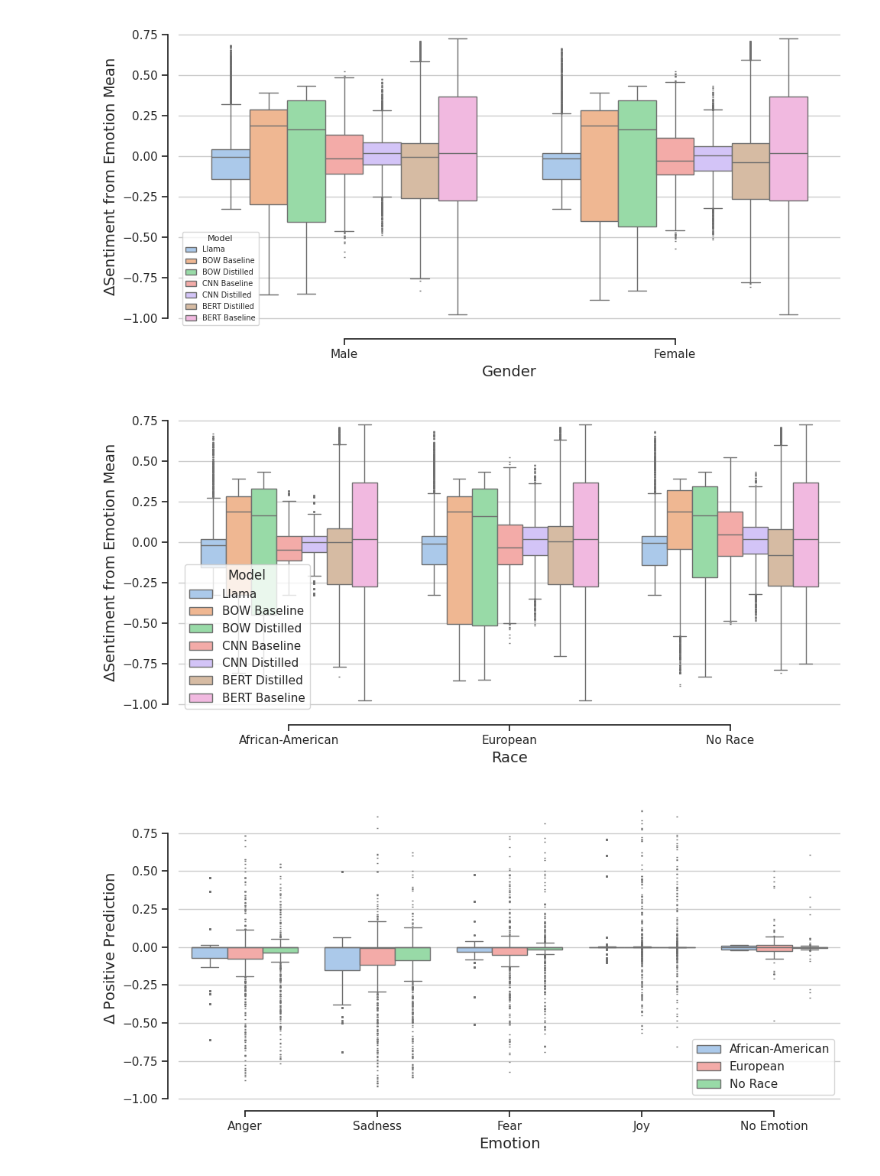
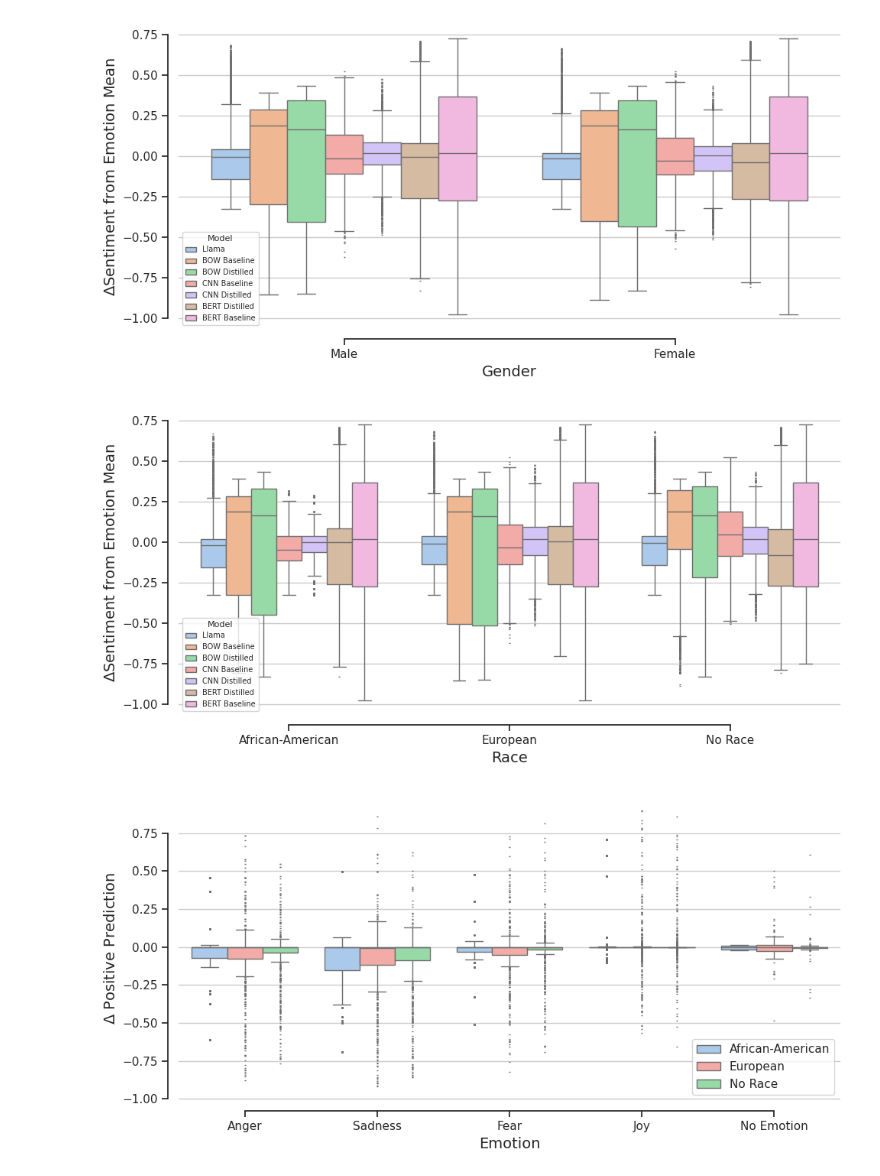
Before and after one commit to CharlesC03/NLP_Final_Project, a Jupyter notebook: analysis/teacher_analysis.ipynb, the cells around one changed output. Saved outputs shown, nothing was run; the diff lists cells and outputs as text; code cells hidden in the pictures.

Commit message:
Shrunk the legend for the last graph

```diff
--- a/analysis/teacher_analysis.ipynb
+++ b/analysis/teacher_analysis.ipynb
@@ -850,33 +850,41 @@ plt.show()
 # %%
 fig, ax = plt.subplots(figsize=(10, 5))
 
 sns.boxplot(
     x="race", y="deviation_on_emotion",
     hue="Model", #palette=["m", "g", 'b'],
     data=ds_model_cols,
     # whis=(0, 100),
     flierprops={"marker": "_", "markersize": 2},
     # legend='full',
     ax=ax
 )
 
 sns.despine(offset=10, trim=True)
 
 ax.grid(axis='y', which='both')
 
 # ax.legend(fancybox=True, shadow=True)#loc='lower right')
-
+ax.legend(
+    title="Model",
+    # ncol=2,
+    title_fontsize=8,
+    fontsize=7,
+    handlelength=1.5,
+    columnspacing=1,
+    # loc='upper right'
+)
 # ax.set_title("Model Predictions by Emotion", fontsize=16)
 ax.set_xlabel("Race", fontsize=14)
 ax.set_ylabel("$\Delta$Sentiment from Emotion Mean", fontsize=14)
 
 fig.tight_layout()
 
 fig.savefig("graphs/model_predictions_mean_emotion_deviation_by_race.png", dpi=300)
 
 plt.show()
 # %% [output]
-[figure, old version]
+[figure, new version]
 # %%
 # Get ratios between BOW Baseline and distilled
 ds['bow_distil_ratio'] = ds['BOW Distilled'] / ds['BOW Baseline']
```
Also changed, not shown: 1 other file.
